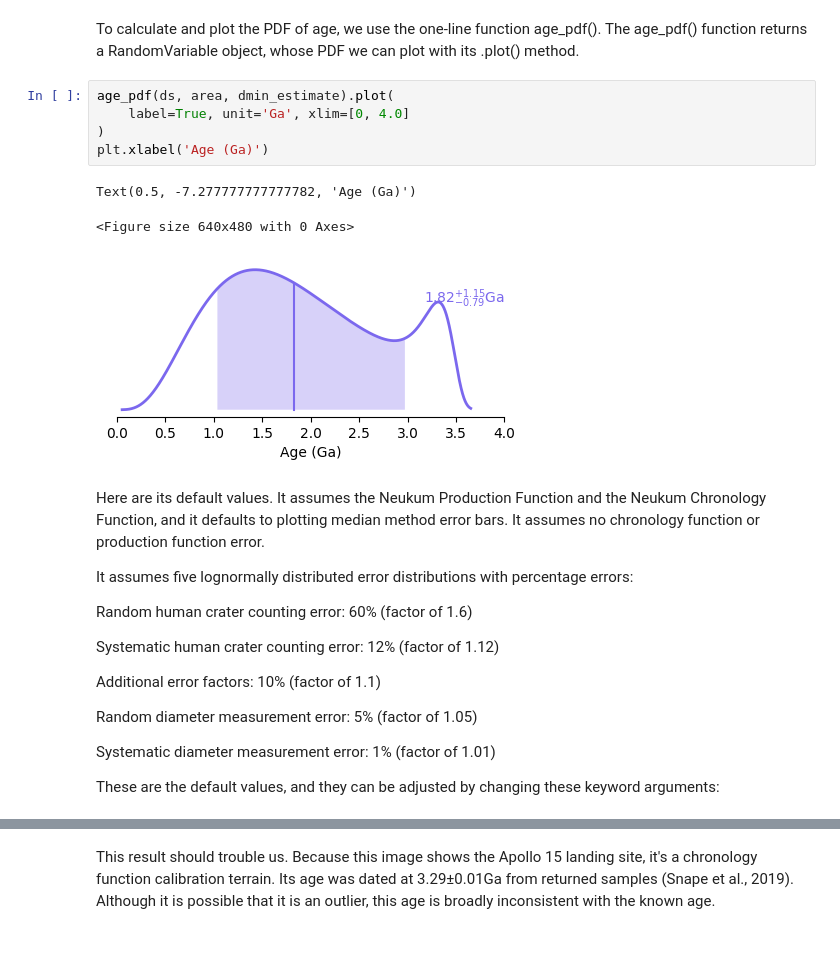
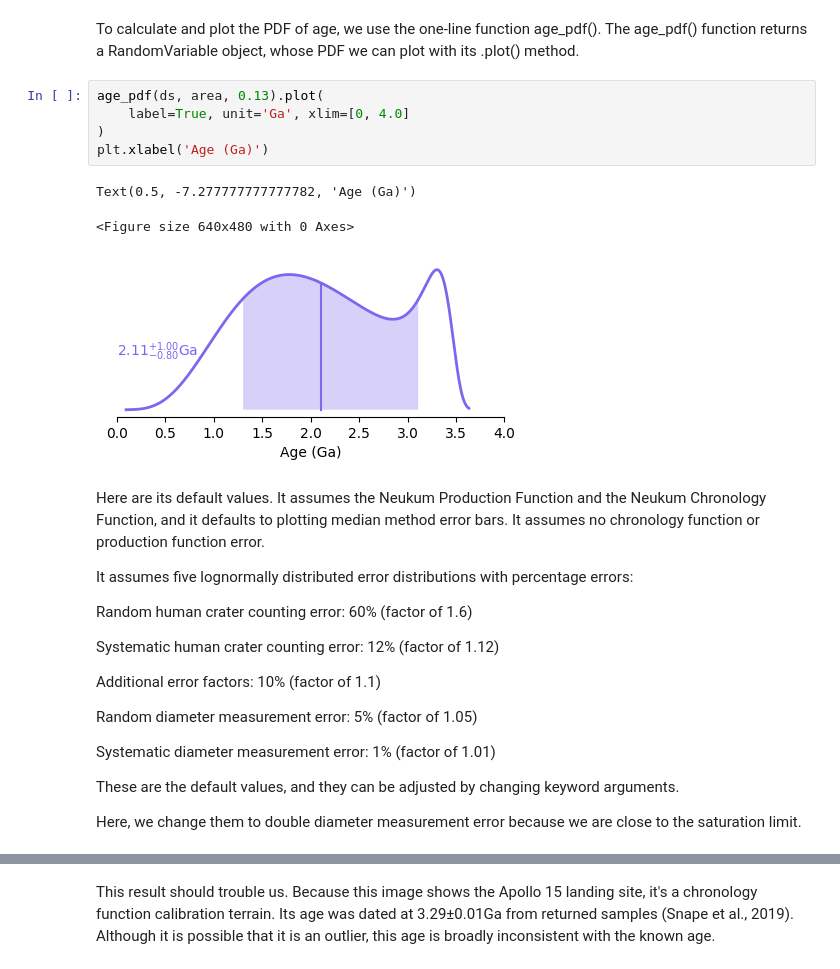
Before and after one commit to samwbell/cratersfd, a Jupyter notebook: examples/age_calculation_example.ipynb, the cells around one changed output, grey strips where cells are left out. Cells and saved outputs as stored; diff of their text form.

```diff
--- a/examples/age_calculation_example.ipynb
+++ b/examples/age_calculation_example.ipynb
@@ -113,14 +113,14 @@ Calculation time: 0.00025 seconds
 # %% [markdown]
 To calculate and plot the PDF of age, we use the one-line function age_pdf().  The age_pdf() function returns a RandomVariable object, whose PDF we can plot with its .plot() method.
 # %%
-age_pdf(ds, area, dmin_estimate).plot(
+age_pdf(ds, area, 0.13).plot(
     label=True, unit='Ga', xlim=[0, 4.0]
 )
 plt.xlabel('Age (Ga)')
 # %% [output]
 Text(0.5, -7.277777777777782, 'Age (Ga)')
 <Figure size 640x480 with 0 Axes>
-[figure, old version]
+[figure, new version]
 # %% [markdown]
 Here are its default values.  It assumes the Neukum Production Function and the Neukum Chronology Function, and it defaults to plotting median method error bars.  It assumes no chronology function or production function error.
 
@@ -136,6 +136,8 @@ Random diameter measurement error: 5% (factor of 1.05)
 
 Systematic diameter measurement error: 1% (factor of 1.01)
 
-These are the default values, and they can be adjusted by changing these keyword arguments:
+These are the default values, and they can be adjusted by changing keyword arguments.
+
+Here, we change them to double diameter measurement error because we are close to the saturation limit.
 # %%
 age_pdf(
```
Also changed, not shown: parts of 14 cells of this notebook, 15 other files.
